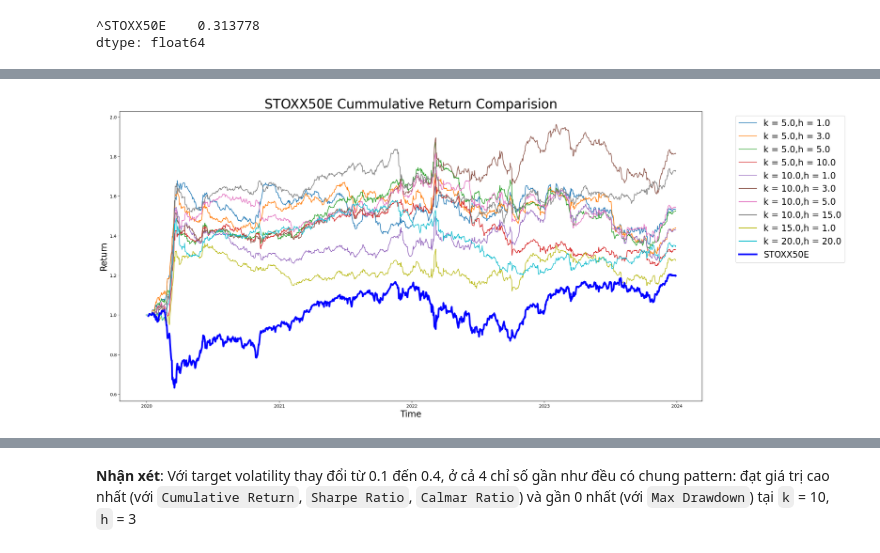
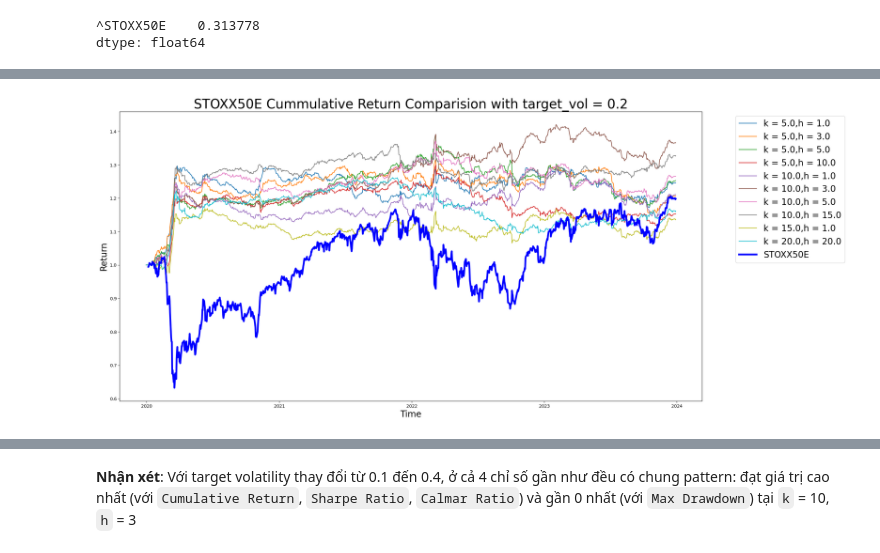
Before and after one commit to NotCodingWell/TSMOM, a Jupyter notebook: analysis.ipynb, the cells around one changed output, grey strips where cells are left out. Drawn from its saved outputs; the diff is of its cells as text; code cells hidden in the pictures.

```diff
--- a/analysis.ipynb
+++ b/analysis.ipynb
@@ -9,7 +9,7 @@ from matplotlib.colors import LinearSegmentedColormap
 import warnings
 warnings.filterwarnings("ignore")
 
-FILE_PATH = "Data/target_vol = 0.4/pnl_k_h_0.4.csv"
+FILE_PATH = "Data/target_vol = 0.2/pnl_k_h_0.2.csv"
 
 
 df  = pd.read_csv(FILE_PATH).drop(['Unnamed: 0'], axis = 1).sort_values(by = ['k','h']).reset_index(drop = True)
@@ -224,13 +223,13 @@ def calmar_ratio(data):
 # %%
 cummulative_return = (df.iloc[:,2:] + 1).cumprod(axis = 1).reset_index(drop= True).sort_values(by = ['2023-12-29 00:00:00+01:00'], ascending = False)[:10]
 
-fig, ax = plt.subplots(figsize=(24, 12))
-for x in range(0,64):
-    try:
-        ax.plot(cummulative_return.loc[x], label = "k = " +str(df.loc[x]['k']) + ",h = "+ str(df.loc[x]['h']))
-        ax.legend()
-    except: pass
-plt.title('Top 10 Cummulative Return')
+# fig, ax = plt.subplots(figsize=(24, 12))
+# for x in range(0,64):
+#     try:
+#         ax.plot(cummulative_return.loc[x], label = "k = " +str(df.loc[x]['k']) + ",h = "+ str(df.loc[x]['h']))
+#         ax.legend()
+#     except: pass
+# plt.title('Top 10 Cummulative Return')
 
-ax.xaxis.set_major_locator(mdates.YearLocator())
-plt.show()
+# ax.xaxis.set_major_locator(mdates.YearLocator())
+# plt.show()
@@ -243,32 +240,32 @@ cummulative_return.columns = pd.to_datetime(cummulative_return.columns)
 # %%
 fig, ax = plt.subplots(figsize=(24, 12))
 
 benchmark = (EU_50+1).cumprod(axis = 1).loc['^STOXX50E']
 
 cummulative_return = (df.iloc[:,2:] + 1).cumprod(axis = 1).reset_index(drop= True).sort_values(by = ['2023-12-29 00:00:00+01:00'], ascending = False)[:10]
 
 cummulative_return.columns = pd.to_datetime(cummulative_return.columns)
 
 for x in range(0,64):
     try:
         ax.plot(cummulative_return.loc[x], label = "k = " +str(df.loc[x]['k']) + ",h = "+ str(df.loc[x]['h']))
         ax.legend()
     except: pass
 
 ax.xaxis.set_major_locator(mdates.YearLocator())
 
 ax.plot(benchmark, color = 'Blue', linewidth = 4., label = 'STOXX50E')
 
 ax.legend(bbox_to_anchor=(1.05, 1), loc='upper left', fontsize = 20)
 
 ax.set_xlabel("Time", fontsize = 20)
 ax.set_ylabel("Return", fontsize = 20)
 
 
-plt.title('STOXX50E Cummulative Return Comparision', fontsize = 30)
+plt.title('STOXX50E Cummulative Return Comparision with target_vol = 0.2', fontsize = 30)
 plt.show()
 # %% [output]
-[figure, old version]
+[figure, new version]
 # %%
 df_benchmark = pd.DataFrame()
 
```
Also changed, not shown: parts of 3 cells of this notebook.
